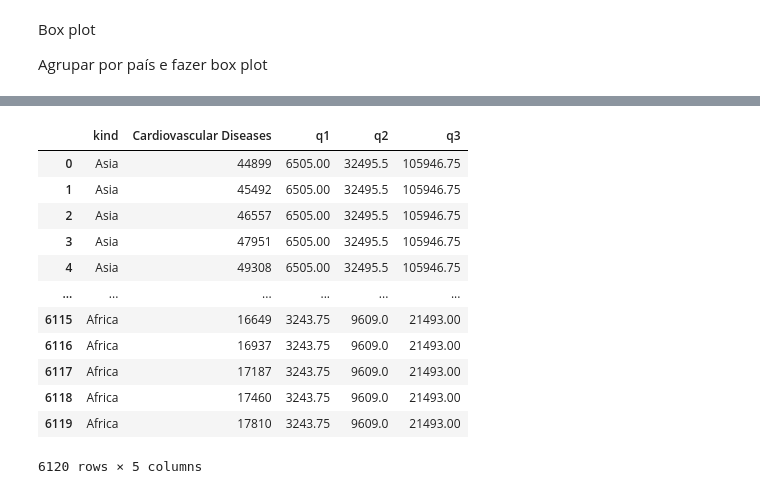
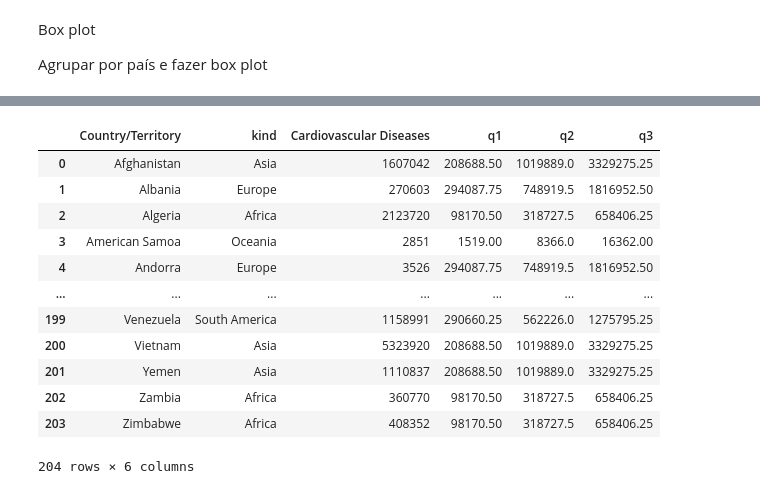
Before and after one commit to ddanieldma/A2_ICD, a Jupyter notebook: terceiro_plot/testando.ipynb, the cells around one changed output, grey strips where cells are left out. Drawn from its saved outputs; the diff is of its cells as text; code cells hidden in the pictures.

Commit message:
tentado fazer boxplot

```diff
--- a/terceiro_plot/testando.ipynb
+++ b/terceiro_plot/testando.ipynb
@@ -82,0 +115,5 @@ Agrupar por país e fazer box plot
+# %%
+# Pegando total de mortes por acidentes cardiovasculares nos ultimos 30 anos para cada país mantendo coluna do continente
+df_countries_cardio = df_cause_of_death.groupby(['Country/Territory', 'Continente']).agg({'Cardiovascular Diseases': 'sum'}).reset_index()
+
+display(df_countries_cardio)
@@ -83,19 +134,19 @@ Agrupar por país e fazer box plot
 # %%
 import pandas as pd
 
-from bokeh.models import ColumnDataSource, Whisker
+from bokeh.models import ColumnDataSource, Whisker, NumeralTickFormatter
 from bokeh.plotting import figure, show
-from bokeh.sampledata.autompg2 import autompg2
 from bokeh.transform import factor_cmap
 
 output_notebook()
 
-df_mesmo = df_cause_of_death[["Continente", "Cardiovascular Diseases"]].rename(columns = {"Continente" : "kind"})
+df_mesmo = df_countries_cardio.rename(columns = {"Continente" : "kind"})
 # df = autompg2[["class", "hwy"]].rename(columns={"class": "kind"})
 
 kinds = df_mesmo.kind.unique()
 
-# compute quantiles
+# calculando quartis por continente e colocando no dataframe o quartil
+# correspondente a cada continente
 qs = df_mesmo.groupby("kind")["Cardiovascular Diseases"].quantile([0.25, 0.5, 0.75])
 qs = qs.unstack().reset_index()
 qs.columns = ["kind", "q1", "q2", "q3"]
@@ -103,51 +154,55 @@ df_mesmo = pd.merge(df_mesmo, qs, on="kind", how="left")
 
 display(df_mesmo)
 
-# compute IQR outlier bounds
+# calculando distancia interquartil
 iqr = df_mesmo.q3 - df_mesmo.q1
+# setando limitantes superior e inferior
 df_mesmo["upper"] = df_mesmo.q3 + 1.5*iqr
 df_mesmo["lower"] = df_mesmo.q1 - 1.5*iqr
 
-df_mesmo_mesmo = df_mesmo.groupby("kind").sum().reset_index()
+df_agrupado = df_mesmo.groupby("kind").sum().reset_index()
 
-source = ColumnDataSource(df_mesmo_mesmo)
+display(df_agrupado)
+
+source = ColumnDataSource(df_agrupado)
 
 boxplot = figure(x_range=kinds,
-           title="Mortes por doenças cardiovasculares por continente",
+           title="Distribuição de mortes por doenças cardiovasculares por continente",
            background_fill_color="#eaefef", y_axis_label="Mortes por acidentes cardiovasculares")
 
 # outlier range
 whisker = Whisker(base="kind", upper="upper", lower="lower", source=source)
 whisker.upper_head.size = whisker.lower_head.size = 20
 boxplot.add_layout(whisker)
 
 # quantile boxes
 cmap = factor_cmap("kind", "TolRainbow7", kinds)
 boxplot.vbar("kind", 0.7, "q2", "q3", source=source, color=cmap, line_color="black")
 boxplot.vbar("kind", 0.7, "q1", "q2", source=source, color=cmap, line_color="black")
 
 # outliers
 outliers = df_mesmo[~df_mesmo["Cardiovascular Diseases"].between(df_mesmo.lower, df_mesmo.upper)]
 boxplot.scatter("kind", "Cardiovascular Diseases", source=outliers, size=6, color="black", alpha=0.3)
 
+boxplot.yaxis.formatter = NumeralTickFormatter(format = '0.0a')
 boxplot.xgrid.grid_line_color = None
 boxplot.axis.major_label_text_font_size="14px"
 boxplot.axis.axis_label_text_font_size="12px"
 
 show(boxplot)
 # %% [output]
 [interactive output not drawn]
 [interactive output not drawn]
-|  | kind | Cardiovascular Diseases | q1 | q2 | q3 |
-| 0 | Asia | 44899 | 6505.00 | 32495.5 | 105946.75 |
-| 1 | Asia | 45492 | 6505.00 | 32495.5 | 105946.75 |
-| 2 | Asia | 46557 | 6505.00 | 32495.5 | 105946.75 |
-| 3 | Asia | 47951 | 6505.00 | 32495.5 | 105946.75 |
-| 4 | Asia | 49308 | 6505.00 | 32495.5 | 105946.75 |
-| ... | ... | ... | ... | ... | ... |
-| 6115 | Africa | 16649 | 3243.75 | 9609.0 | 21493.00 |
-| 6116 | Africa | 16937 | 3243.75 | 9609.0 | 21493.00 |
-| 6117 | Africa | 17187 | 3243.75 | 9609.0 | 21493.00 |
-| 6118 | Africa | 17460 | 3243.75 | 9609.0 | 21493.00 |
-| 6119 | Africa | 17810 | 3243.75 | 9609.0 | 21493.00 |
+|  | Country/Territory | kind | Cardiovascular Diseases | q1 | q2 | q3 |
+| 0 | Afghanistan | Asia | 1607042 | 208688.50 | 1019889.0 | 3329275.25 |
+| 1 | Albania | Europe | 270603 | 294087.75 | 748919.5 | 1816952.50 |
+| 2 | Algeria | Africa | 2123720 | 98170.50 | 318727.5 | 658406.25 |
+| 3 | American Samoa | Oceania | 2851 | 1519.00 | 8366.0 | 16362.00 |
+| 4 | Andorra | Europe | 3526 | 294087.75 | 748919.5 | 1816952.50 |
+| ... | ... | ... | ... | ... | ... | ... |
+| 199 | Venezuela | South America | 1158991 | 290660.25 | 562226.0 | 1275795.25 |
+| 200 | Vietnam | Asia | 5323920 | 208688.50 | 1019889.0 | 3329275.25 |
+| 201 | Yemen | Asia | 1110837 | 208688.50 | 1019889.0 | 3329275.25 |
+| 202 | Zambia | Africa | 360770 | 98170.50 | 318727.5 | 658406.25 |
+| 203 | Zimbabwe | Africa | 408352 | 98170.50 | 318727.5 | 658406.25 |
-6120 rows × 5 columns
+204 rows × 6 columns
```
Also changed, not shown: parts of 3 cells of this notebook.
